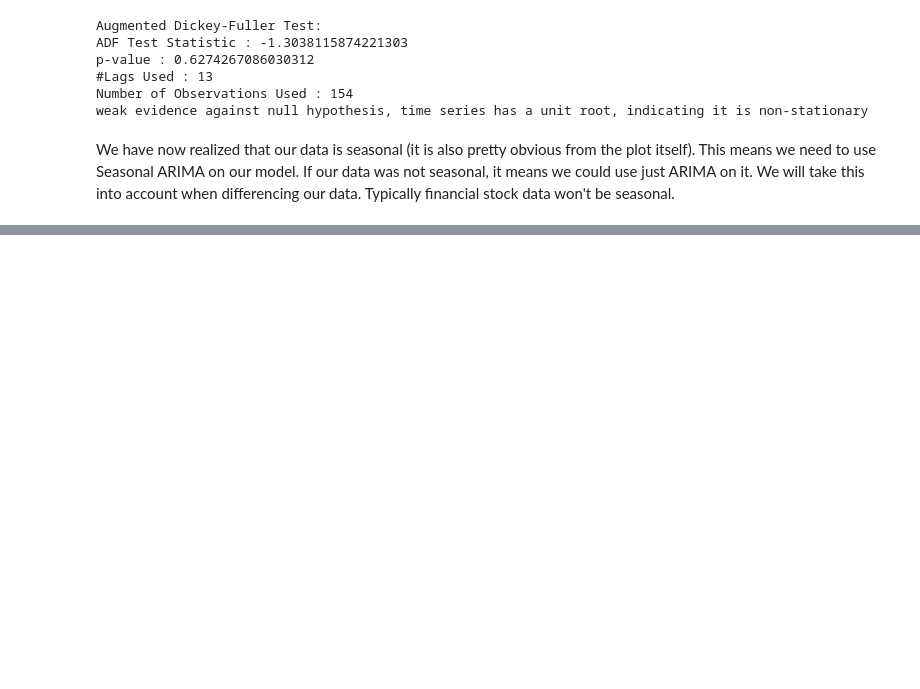
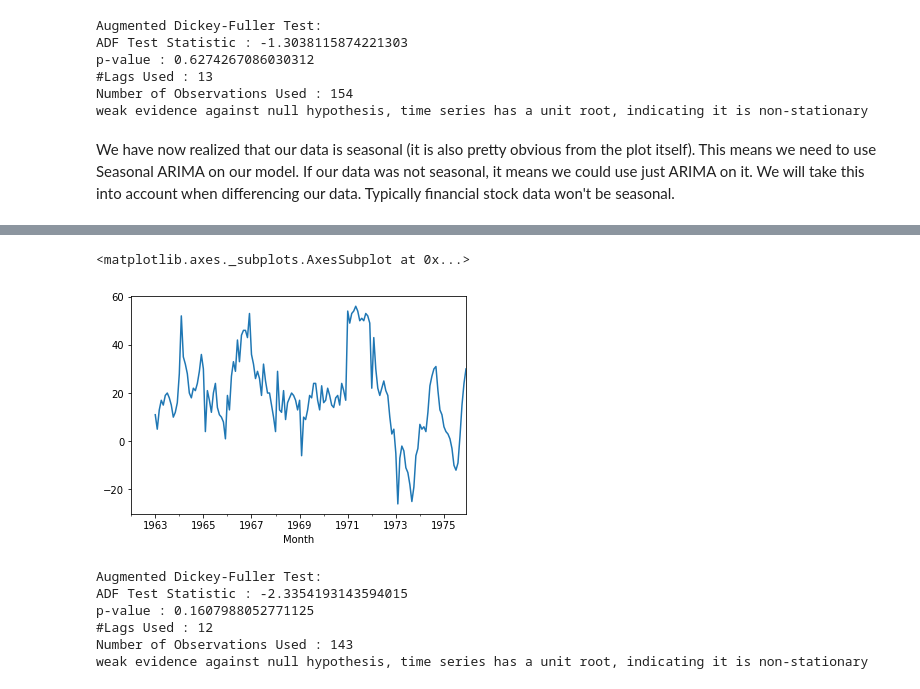
Before and after one commit to fagan2888/udemy-python-for-finance, a Jupyter notebook: time_series_analysis.ipynb, the cells around one changed output, grey strips where cells are left out. Cells and saved outputs as stored; diff of their text form; code cells hidden in the pictures; blank space fills up the shorter version.

```diff
--- a/time_series_analysis.ipynb
+++ b/time_series_analysis.ipynb
@@ -428,0 +471,17 @@ We have now realized that our data is seasonal (it is also pretty obvious from t
+# %%
+# Seasonal difference
+milk_production['Seasonal difference'] = milk_production['Milk in pounds per cow'] - milk_production['Milk in pounds per cow'].shift(12)
+milk_production['Seasonal difference'].plot()
+# %% [output]
+<matplotlib.axes._subplots.AxesSubplot at 0x...>
+[figure, added]
+# %%
+# Seasonal difference by itself is not enough
+adf_check(milk_production['Seasonal difference'].dropna())
+# %% [output]
+Augmented Dickey-Fuller Test:
+ADF Test Statistic : -2.3354193143594015
+p-value : 0.1607988052771125
+#Lags Used : 12
+Number of Observations Used : 143
+weak evidence against null hypothesis, time series has a unit root, indicating it is non-stationary
```
Also changed, not shown: parts of 22 cells of this notebook.
